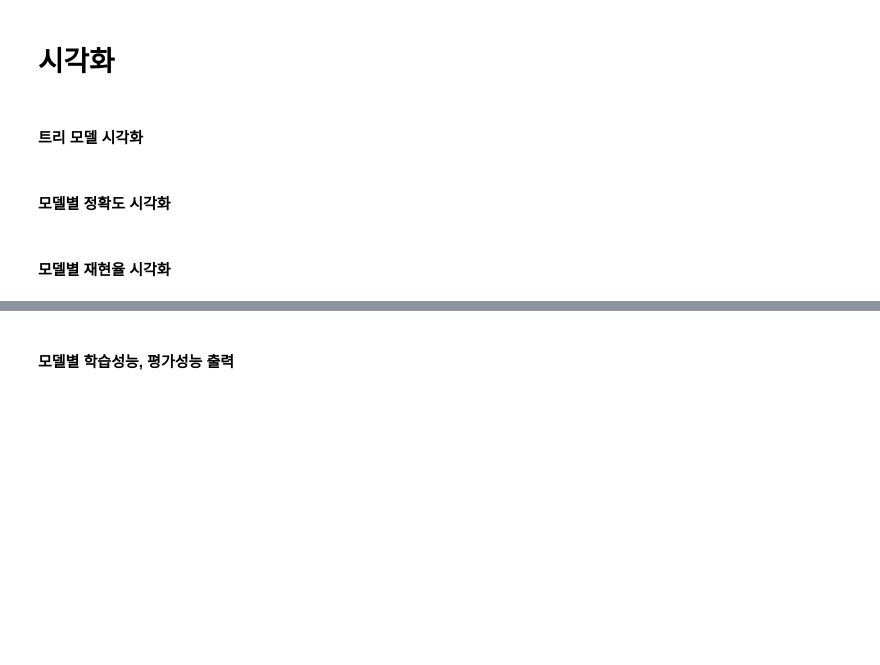
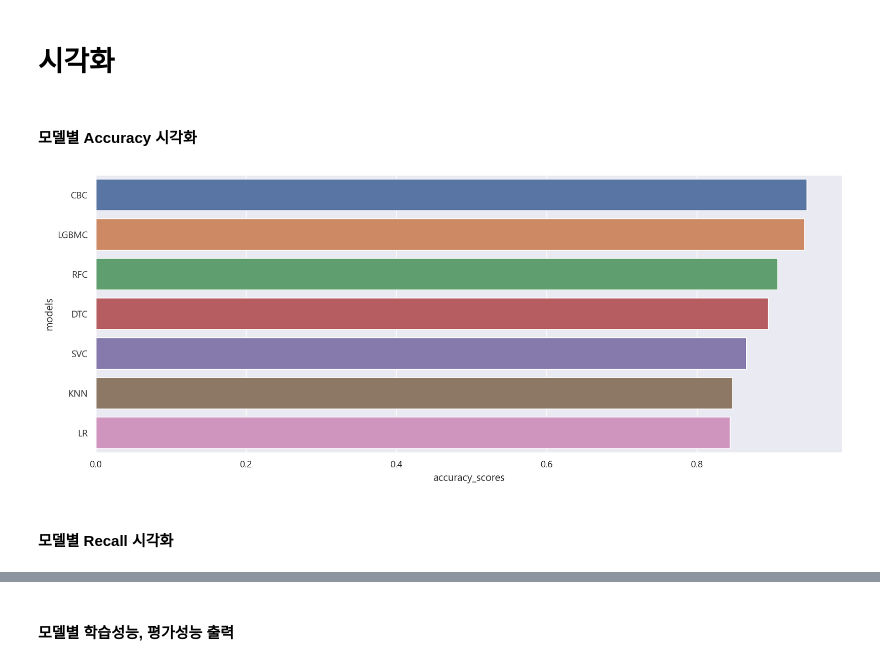
Before and after one commit to chae-zero/TWL, a Jupyter notebook: kimyoo04/머신러닝/4. ML 모델링/1. AI 모델링 선택.ipynb, the cells around one changed output, grey strips where cells are left out. Drawn from its saved outputs; the diff is of its cells as text; code cells hidden in the pictures; blank space fills up the shorter version.

```diff
--- a/kimyoo04/머신러닝/4. ML 모델링/1. AI 모델링 선택.ipynb
+++ b/kimyoo04/머신러닝/4. ML 모델링/1. AI 모델링 선택.ipynb
@@ -167,0 +196,8 @@ for key in models:
+# %%
+key = 'LGBMC'
+tmp = pd.DataFrame({'feature_importance': results[key].feature_importances_, 'feature_names': list(x_train)}).sort_values('feature_importance', ascending=False)
+
+plt.figure(figsize=(16, 6))
+sns.barplot(x='feature_importance', y='feature_names', data = tmp)
+plt.title(key)
+plt.show()
@@ -186,9 +231,9 @@ models = {
         'KNN': KNNC(n_neighbors=5, n_jobs=-1),
         'DTC': DTC(max_depth=5, random_state=1),
         'SVC': SVC(kernel='rbf', C=1),
-        'RFC': RFC(max_depth=5, random_state=1),
+        'RFC': RFC(n_estimators=10, max_depth=5, random_state=1),
         'LGBMC': LGBMC(max_depth=5, num_leaves=31, learning_rate=0.1, random_state=1),
-        'CBC': CBC(iterations=100, cat_features=np.where(x_train.dtypes != np.float)[0], random_state=1)
+        'CBC': CBC(iterations=100, cat_features=np.where(x_train.dtypes != np.float)[0], verbose=False, random_state=1)
         }
 
 results = {}
@@ -215,4 +277,4 @@ print('=' * 60)
 # %% [markdown]
 # 시각화
 # %% [markdown]
-#### 트리 모델 시각화
+#### 모델별 Accuracy 시각화
@@ -225,2 +281,10 @@ plot_tree(model, feature_names = x_train.columns,
+# %%
+tmp = pd.DataFrame({'accuracy_scores': acc_results.values(), 'models': list(acc_results)}).sort_values('accuracy_scores', ascending=False)
+
+plt.figure(figsize=(16, 6))
+sns.barplot(x='accuracy_scores', y='models', data = tmp)
+plt.show()
+# %% [output]
+[figure, added]
 # %% [markdown]
-#### 모델별 정확도 시각화
+#### 모델별 Recall 시각화
@@ -234,2 +290,0 @@ plt.show()
-# %% [markdown]
-#### 모델별 재현율 시각화
```
Also changed, not shown: parts of 22 cells of this notebook, 11 other files.
